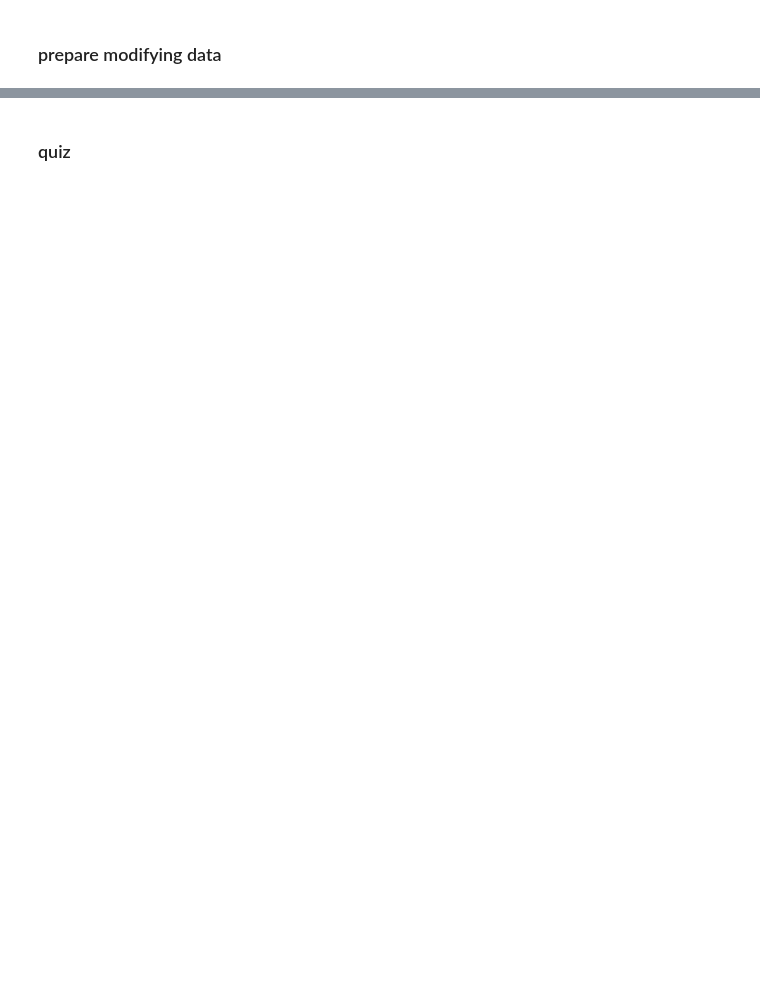
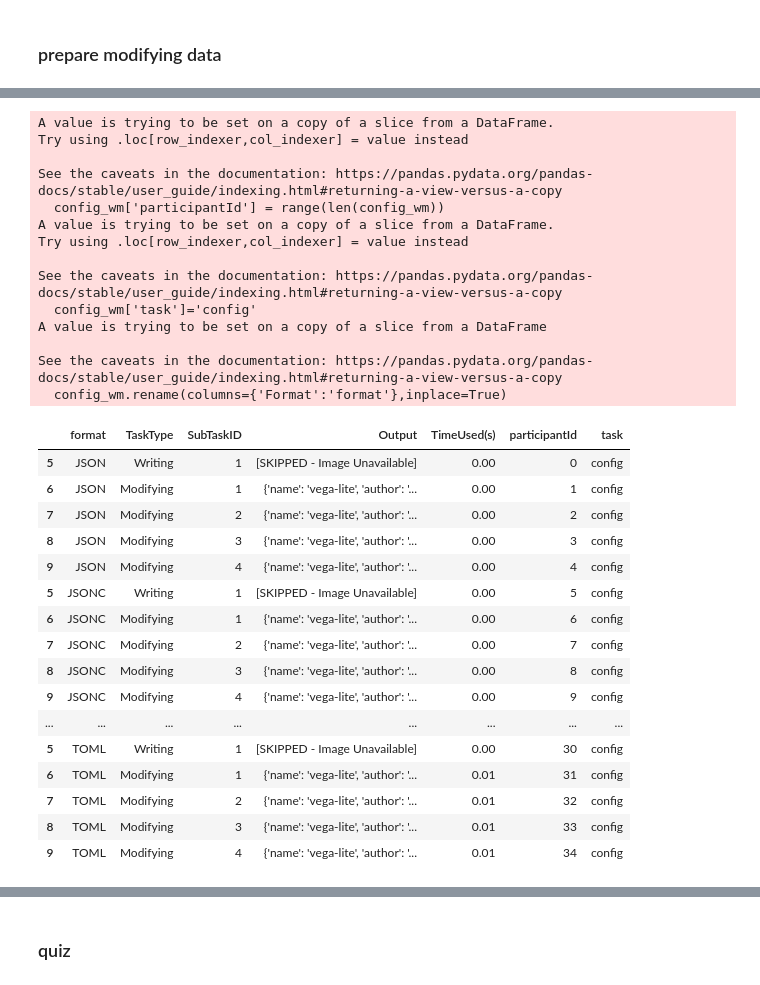
Before and after one commit to shiyihe-neko/DSF_Analysis, a Jupyter notebook: data_process.ipynb, the cells around one changed output, grey strips where cells are left out. Saved outputs shown, nothing was run; the diff lists cells and outputs as text; code cells hidden in the pictures; blank space fills up the shorter version.

```diff
--- a/data_process.ipynb
+++ b/data_process.ipynb
@@ -299,0 +382,37 @@ See the caveats in the documentation: https://pandas.pydata.org/pandas-docs/stab
+# %%
+config_wm['participantId'] = range(len(config_wm))
+config_wm['task']='config'
+config_wm.rename(columns={'Format':'format'},inplace=True)
+config_wm
+# %% [output]
+A value is trying to be set on a copy of a slice from a DataFrame.
+Try using .loc[row_indexer,col_indexer] = value instead
+
+See the caveats in the documentation: https://pandas.pydata.org/pandas-docs/stable/user_guide/indexing.html#returning-a-view-versus-a-copy
+  config_wm['participantId'] = range(len(config_wm))
+A value is trying to be set on a copy of a slice from a DataFrame.
+Try using .loc[row_indexer,col_indexer] = value instead
+
+See the caveats in the documentation: https://pandas.pydata.org/pandas-docs/stable/user_guide/indexing.html#returning-a-view-versus-a-copy
+  config_wm['task']='config'
+A value is trying to be set on a copy of a slice from a DataFrame
+
+See the caveats in the documentation: https://pandas.pydata.org/pandas-docs/stable/user_guide/indexing.html#returning-a-view-versus-a-copy
+  config_wm.rename(columns={'Format':'format'},inplace=True)
+|  | format | TaskType | SubTaskID | Output | TimeUsed(s) | participantId | task |
+| 5 | JSON | Writing | 1 | [SKIPPED - Image Unavailable] | 0.00 | 0 | config |
+| 6 | JSON | Modifying | 1 | {'name': 'vega-lite', 'author': '... | 0.00 | 1 | config |
+| 7 | JSON | Modifying | 2 | {'name': 'vega-lite', 'author': '... | 0.00 | 2 | config |
+| 8 | JSON | Modifying | 3 | {'name': 'vega-lite', 'author': '... | 0.00 | 3 | config |
+| 9 | JSON | Modifying | 4 | {'name': 'vega-lite', 'author': '... | 0.00 | 4 | config |
+| 5 | JSONC | Writing | 1 | [SKIPPED - Image Unavailable] | 0.00 | 5 | config |
+| 6 | JSONC | Modifying | 1 | {'name': 'vega-lite', 'author': '... | 0.00 | 6 | config |
+| 7 | JSONC | Modifying | 2 | {'name': 'vega-lite', 'author': '... | 0.00 | 7 | config |
+| 8 | JSONC | Modifying | 3 | {'name': 'vega-lite', 'author': '... | 0.00 | 8 | config |
+| 9 | JSONC | Modifying | 4 | {'name': 'vega-lite', 'author': '... | 0.00 | 9 | config |
+| ... | ... | ... | ... | ... | ... | ... | ... |
+| 5 | TOML | Writing | 1 | [SKIPPED - Image Unavailable] | 0.00 | 30 | config |
+| 6 | TOML | Modifying | 1 | {'name': 'vega-lite', 'author': '... | 0.01 | 31 | config |
+| 7 | TOML | Modifying | 2 | {'name': 'vega-lite', 'author': '... | 0.01 | 32 | config |
+| 8 | TOML | Modifying | 3 | {'name': 'vega-lite', 'author': '... | 0.01 | 33 | config |
+| 9 | TOML | Modifying | 4 | {'name': 'vega-lite', 'author': '... | 0.01 | 34 | config |
```
Also changed, not shown: parts of 36 cells of this notebook, 36 other files.
